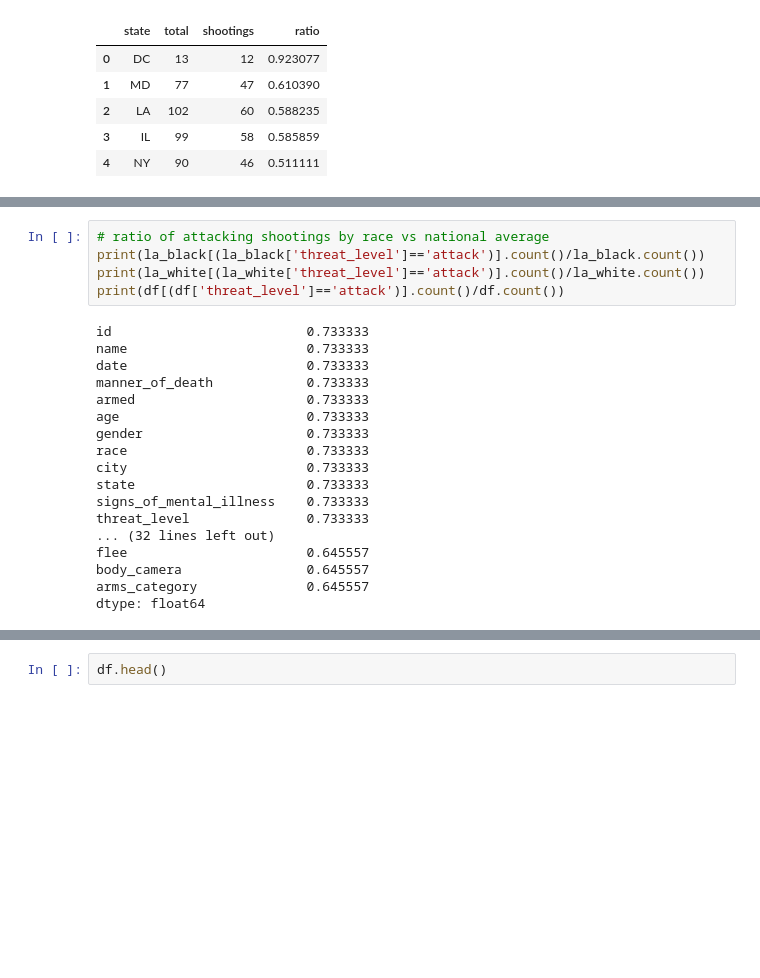
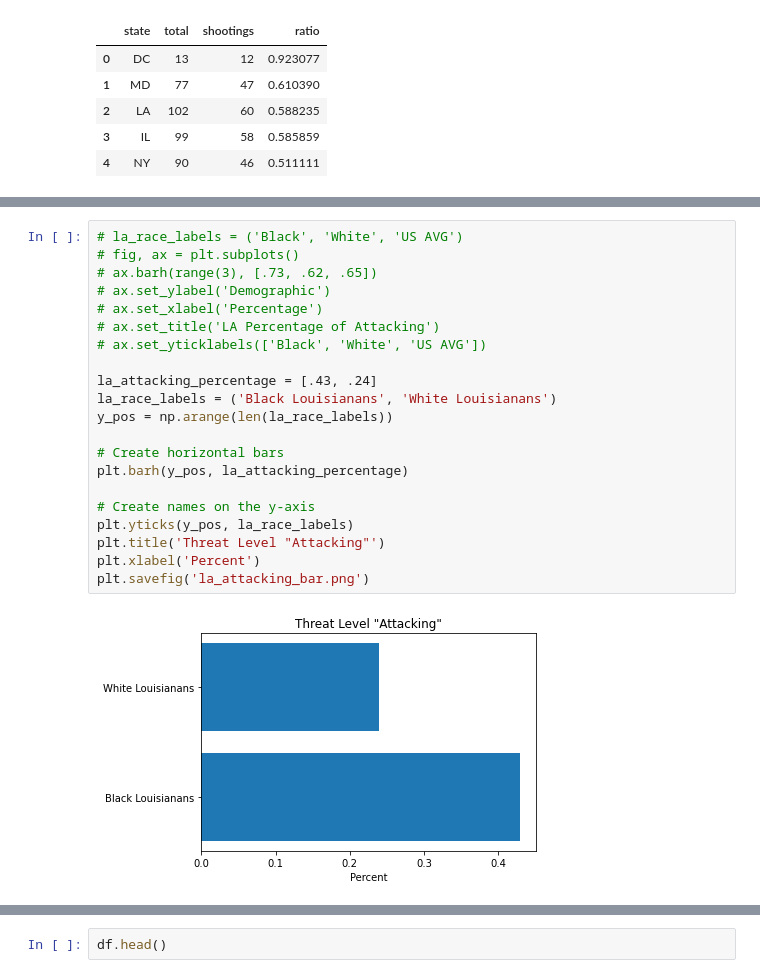
Before and after one commit to lthatch/Capstone1, a Jupyter notebook: us_police_shootings.ipynb, the cells around one changed output, grey strips where cells are left out. Saved outputs shown, nothing was run; the diff lists cells and outputs as text; blank space fills up the shorter version.

```diff
--- a/us_police_shootings.ipynb
+++ b/us_police_shootings.ipynb
@@ -335,24 +365,24 @@ arms_category              0.071093
 dtype: float64
-# %%
-# ratio of attacking shootings by race vs national average
-print(la_black[(la_black['threat_level']=='attack')].count()/la_black.count())
-print(la_white[(la_white['threat_level']=='attack')].count()/la_white.count())
-print(df[(df['threat_level']=='attack')].count()/df.count())
-# %% [output]
-id                         0.733333
-name                       0.733333
-date                       0.733333
-manner_of_death            0.733333
-armed                      0.733333
-age                        0.733333
-gender                     0.733333
-race                       0.733333
-city                       0.733333
-state                      0.733333
-signs_of_mental_illness    0.733333
-threat_level               0.733333
-... (32 lines left out)
-flee                       0.645557
-body_camera                0.645557
-arms_category              0.645557
-dtype: float64
+# %%
+# la_race_labels = ('Black', 'White', 'US AVG')
+# fig, ax = plt.subplots()
+# ax.barh(range(3), [.73, .62, .65])
+# ax.set_ylabel('Demographic')
+# ax.set_xlabel('Percentage')
+# ax.set_title('LA Percentage of Attacking')
+# ax.set_yticklabels(['Black', 'White', 'US AVG'])
+
+la_attacking_percentage = [.43, .24]
+la_race_labels = ('Black Louisianans', 'White Louisianans')
+y_pos = np.arange(len(la_race_labels))
+
+# Create horizontal bars
+plt.barh(y_pos, la_attacking_percentage)
+
+# Create names on the y-axis
+plt.yticks(y_pos, la_race_labels)
+plt.title('Threat Level "Attacking"')
+plt.xlabel('Percent')
+plt.savefig('la_attacking_bar.png')
+# %% [output]
+[figure, added]
```
Also changed, not shown: parts of 20 cells of this notebook, 13 other files.
